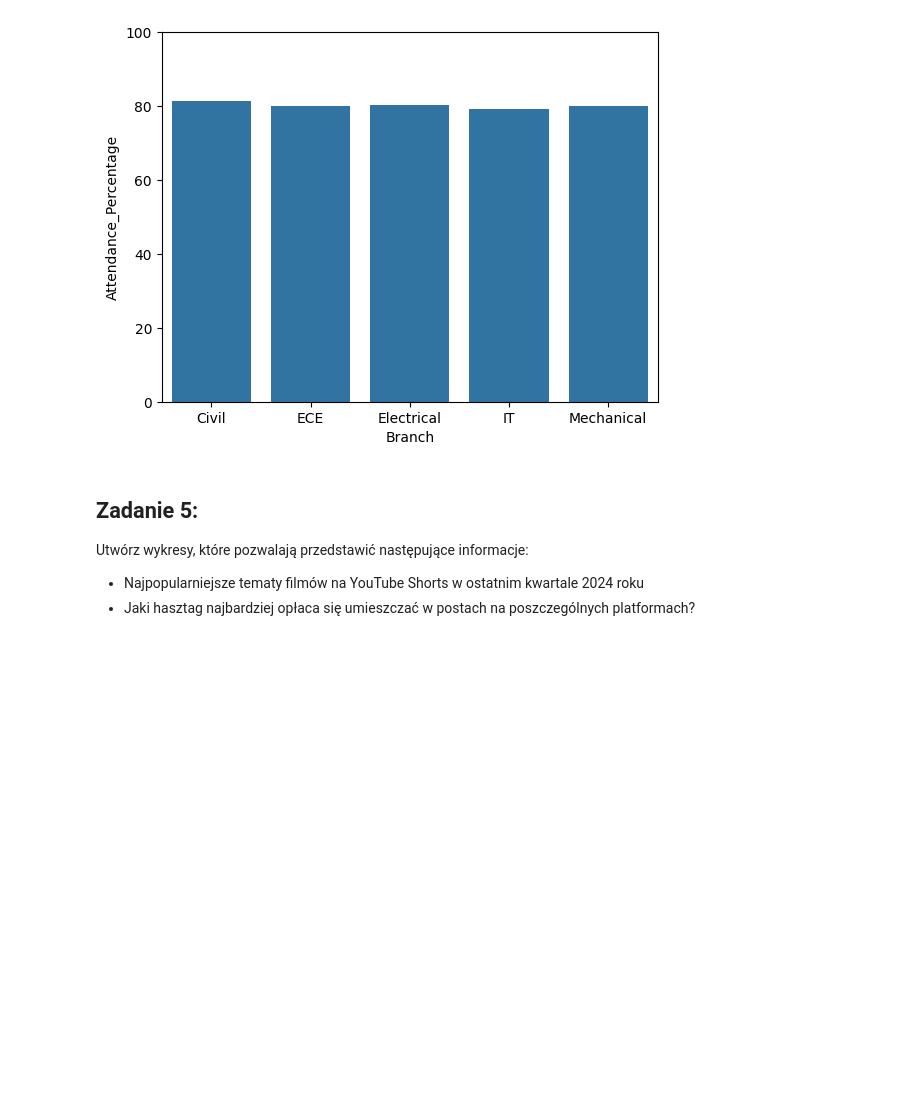
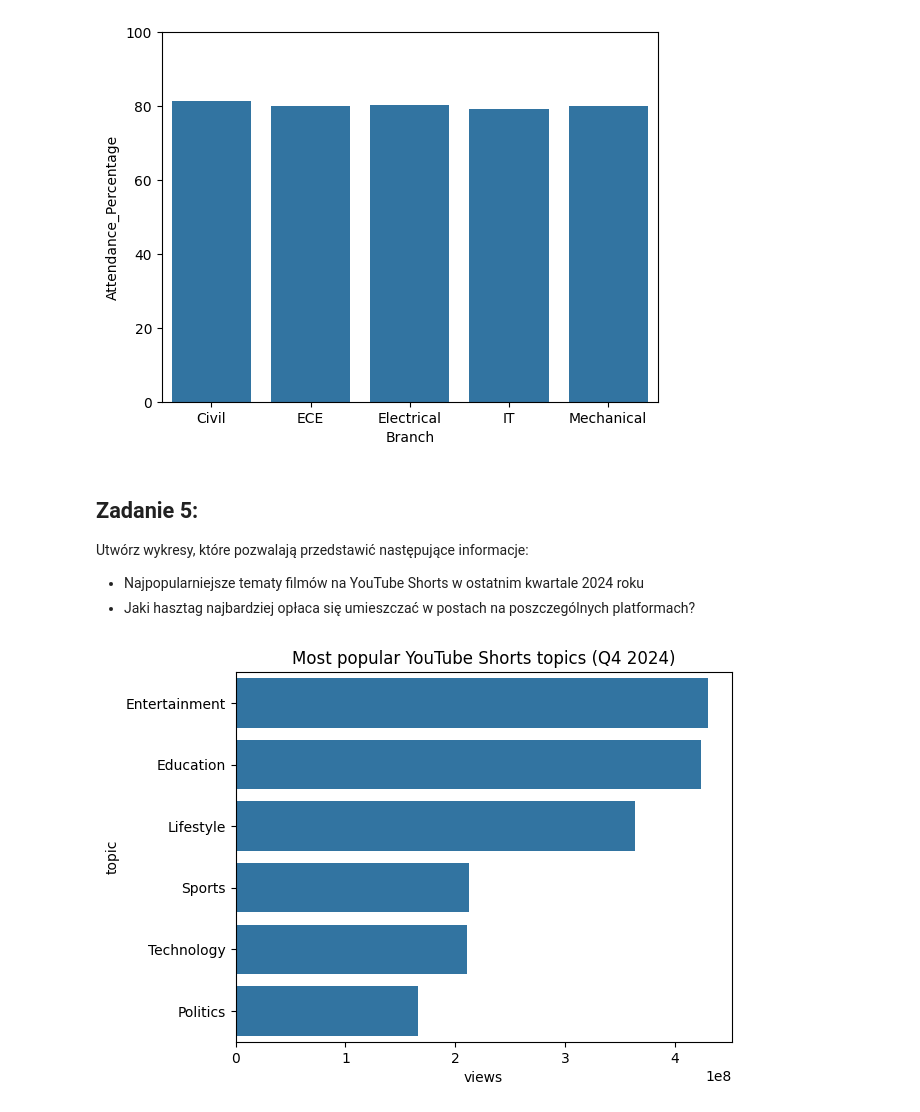
Before and after one commit to Zajecia-na-PWr-LR/lista-1-kub47, a Jupyter notebook: UczenieMaszynowe_25_26_Lista1.ipynb, the cells around one changed output. Drawn from its saved outputs; the diff is of its cells as text; code cells hidden in the pictures; blank space fills up the shorter version.

```diff
--- a/UczenieMaszynowe_25_26_Lista1.ipynb
+++ b/UczenieMaszynowe_25_26_Lista1.ipynb
@@ -218,3 +218,34 @@ plt.show()
 Utwórz wykresy, które pozwalają przedstawić następujące informacje:
 - Najpopularniejsze tematy filmów na YouTube Shorts w ostatnim kwartale 2024 roku
 - Jaki hasztag najbardziej opłaca się umieszczać w  postach na poszczególnych platformach?
+# %%
+# wczytanie danych do zadania 5
+df = pd.read_csv("/content/social_media_viral_content_dataset.csv")
+# %%
+# wykres 1
+df["post_datetime"] = pd.to_datetime(df["post_datetime"])
+
+shorts_q4 = df[
+    (df["platform"] == "YouTube Shorts") &
+    (df["post_datetime"] >= "2024-10-01") &
+    (df["post_datetime"] <= "2024-12-31")
+]
+
+topics = (
+    shorts_q4
+    .groupby("topic")["views"]
+    .sum()
+    .sort_values(ascending=False)
+    .reset_index()
+)
+
+sns.barplot(
+    data=topics,
+    x="views",
+    y="topic"
+)
+
+plt.title("Most popular YouTube Shorts topics (Q4 2024)")
+plt.show()
+# %% [output]
+[figure, added]
```
Also changed, not shown: parts of 1 cell of this notebook.
